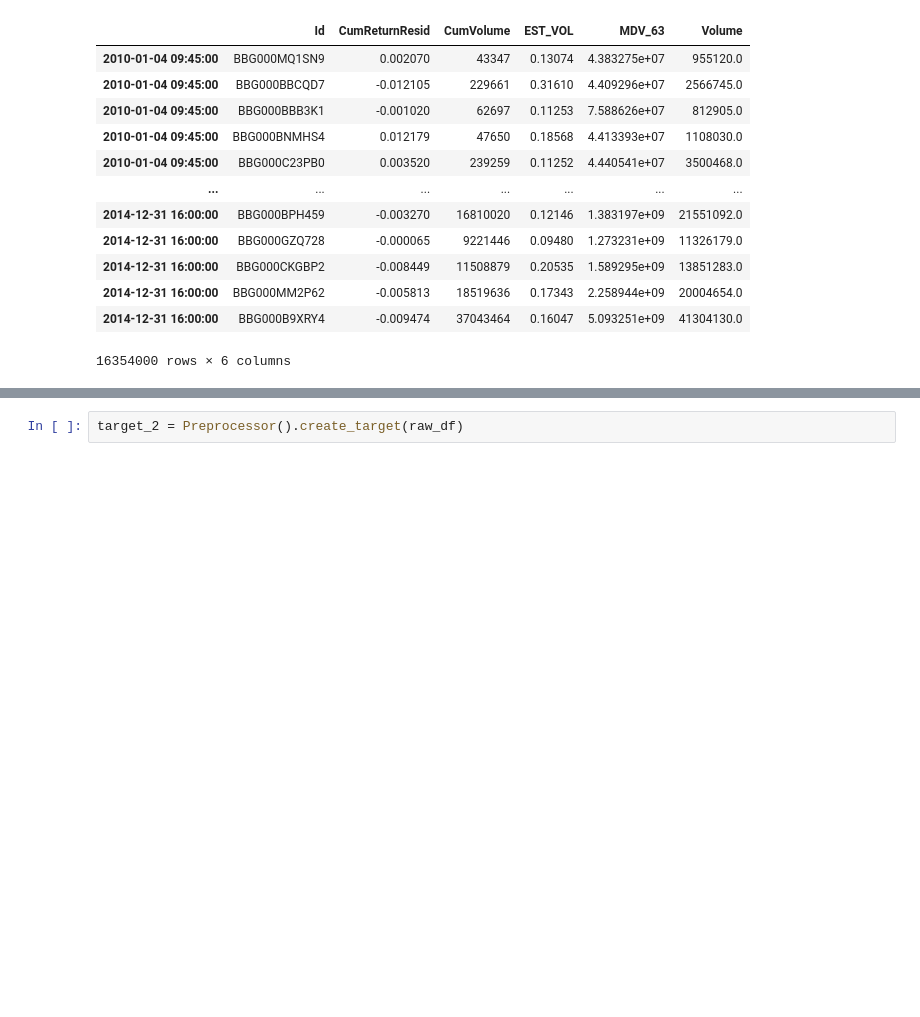
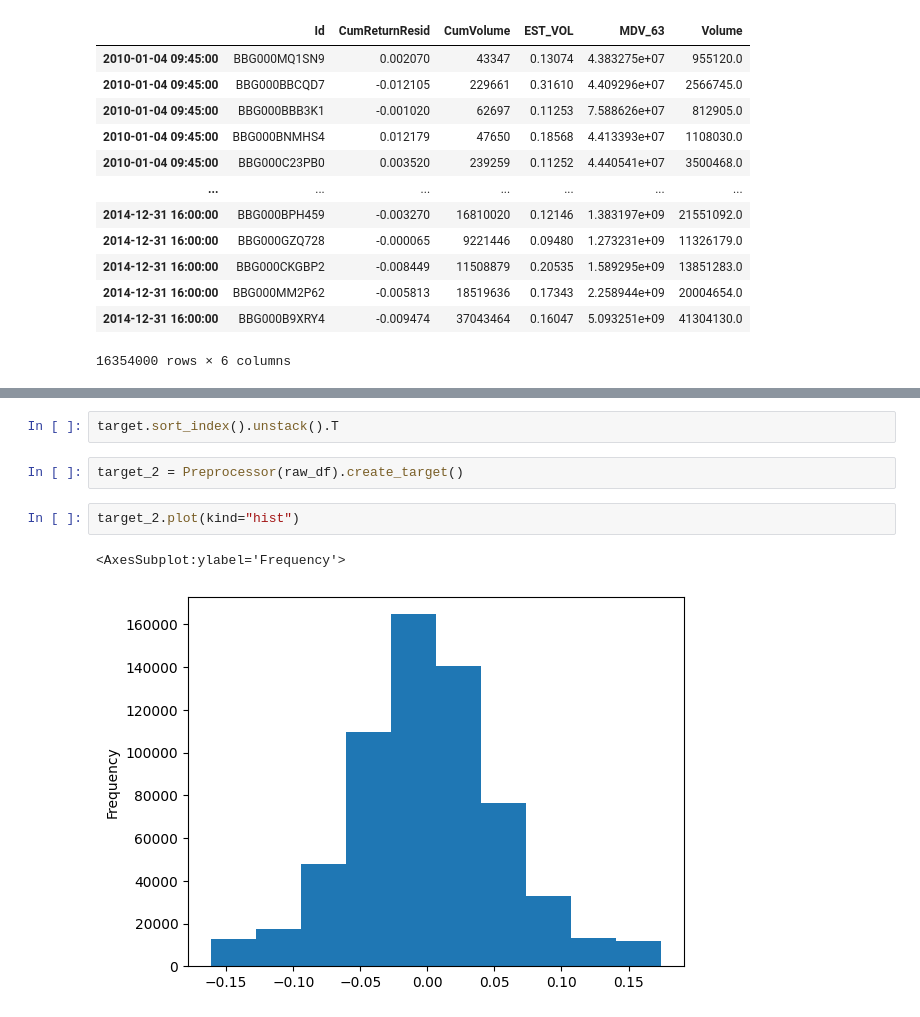
Before and after one commit to nicolasbuchwalder/MTH9899Final, a Jupyter notebook: research/Nick_research.ipynb, the cells around one changed output, grey strips where cells are left out. Drawn from its saved outputs; the diff is of its cells as text; blank space fills up the shorter version.

Commit message:
finish preprocessor

```diff
--- a/research/Nick_research.ipynb
+++ b/research/Nick_research.ipynb
@@ -136,2 +58,9 @@ target
+# %%
+target.sort_index().unstack().T
 # %%
-target_2 = Preprocessor().create_target(raw_df)
+target_2 = Preprocessor(raw_df).create_target()
+# %%
+target_2.plot(kind="hist")
+# %% [output]
+<AxesSubplot:ylabel='Frequency'>
+[figure, added]
```
Also changed, not shown: parts of 95 cells of this notebook, 1 other file.
